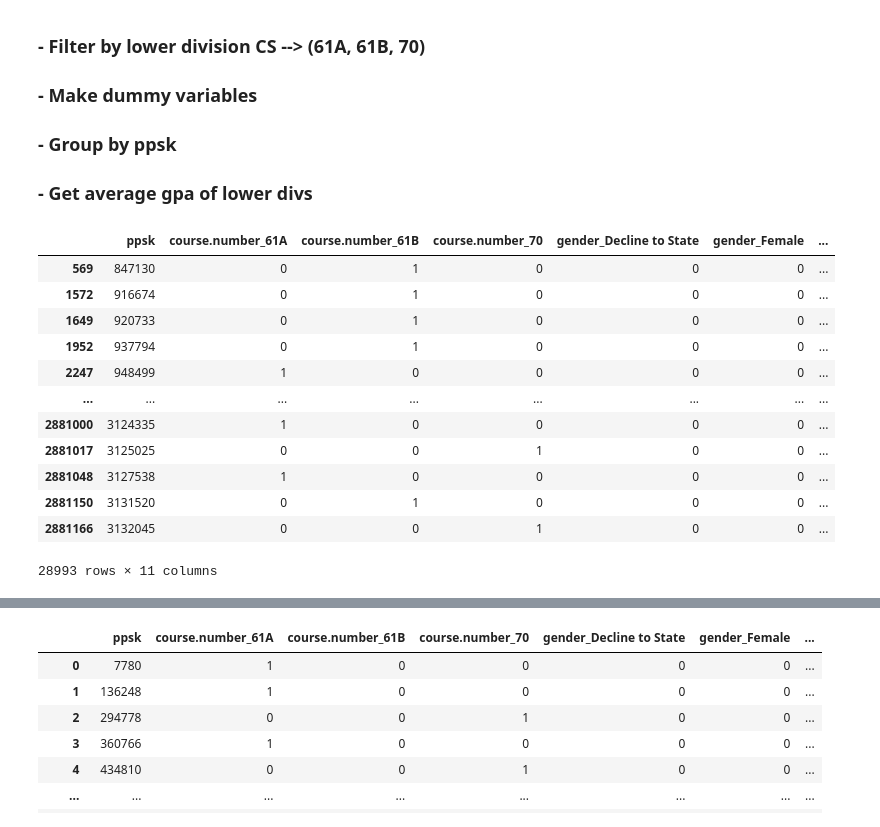
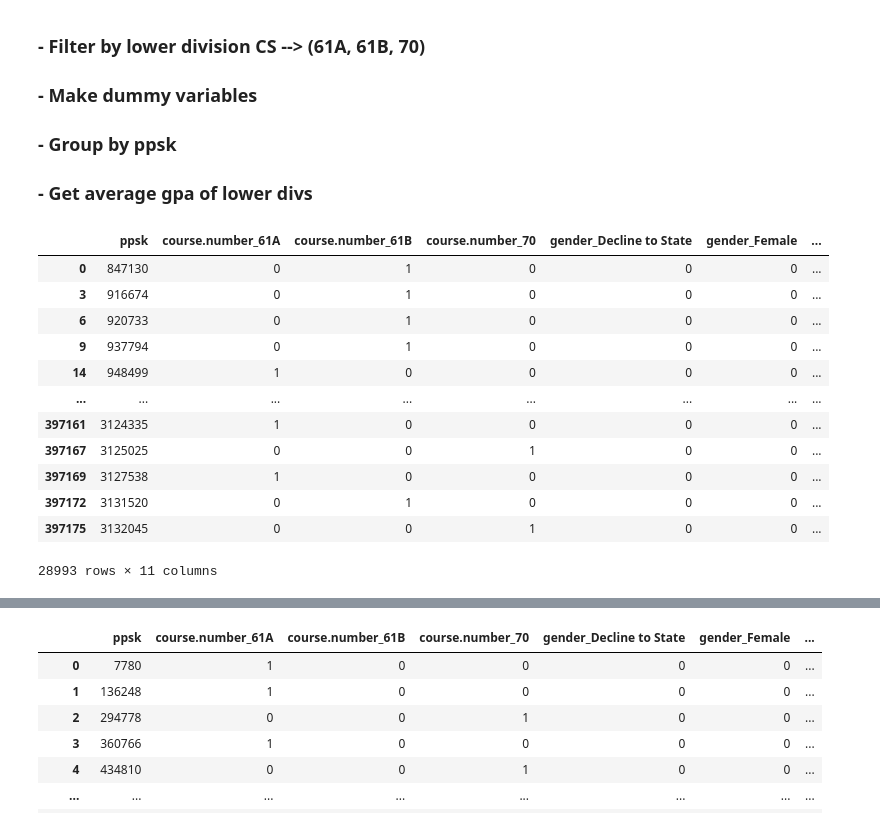
Before and after one commit to ShreyaAyyagari01/WITI-Research, a Jupyter notebook: Research - Predictive Modeling.ipynb, the cells around one changed output, grey strips where cells are left out. Cells and saved outputs as stored; diff of their text form; code cells hidden in the pictures.

```diff
--- a/Research - Predictive Modeling.ipynb
+++ b/Research - Predictive Modeling.ipynb
@@ -30,44 +60,44 @@ student_data = pd.merge(course_data, ppsk, on = 'ppsk', how='left')
 # %%
 #lower div
 student_data = student_data[student_data['undergrad.status']=='Undergraduate']
 cs_lower = student_data[student_data['course.number'].isin(['61A', '61B', '70'])]
 
 #turn final.majors into separate tables and turn into one column
-fmm1 = pd.DataFrame(data = {'major': cs_lower['final.major.major.1']})
-fmm2 = pd.DataFrame(data = {'major': cs_lower['final.major.major.2']})
-fmm3 = pd.DataFrame(data = {'major': cs_lower['final.major.major.3']})
-fmm4 = pd.DataFrame(data = {'major': cs_lower['final.major.major.4']})
+fmm1 = pd.DataFrame(data = {'ppsk': cs_lower['ppsk'],'major': cs_lower['final.major.major.1']})
+fmm2 = pd.DataFrame(data = {'ppsk': cs_lower['ppsk'],'major': cs_lower['final.major.major.2']})
+fmm3 = pd.DataFrame(data = {'ppsk': cs_lower['ppsk'],'major': cs_lower['final.major.major.3']})
+fmm4 = pd.DataFrame(data = {'ppsk': cs_lower['ppsk'],'major': cs_lower['final.major.major.4']})
 
-fmm_1 = pd.DataFrame(data = {'major': cs_lower['first.major.major.1']})
-fmm_2 = pd.DataFrame(data = {'major': cs_lower['first.major.major.2']})
-fmm_3 = pd.DataFrame(data = {'major': cs_lower['first.major.major.3']})
-fmm_4 = pd.DataFrame(data = {'major': cs_lower['first.major.major.4']})
+fmm_1 = pd.DataFrame(data = {'ppsk': cs_lower['ppsk'],'major': cs_lower['first.major.major.1']})
+fmm_2 = pd.DataFrame(data = {'ppsk': cs_lower['ppsk'],'major': cs_lower['first.major.major.2']})
+fmm_3 = pd.DataFrame(data = {'ppsk': cs_lower['ppsk'],'major': cs_lower['first.major.major.3']})
+fmm_4 = pd.DataFrame(data = {'ppsk': cs_lower['ppsk'],'major': cs_lower['first.major.major.4']})
 
 declared_majors = fmm_1.combine_first(fmm_2).combine_first(fmm_3).combine_first(fmm_4).combine_first(fmm2).combine_first(fmm3).combine_first(fmm4)
 
 
 #add column to cs_lower
-cs_lower = pd.merge(cs_lower, declared_majors, left_on = 'ppsk', right_index = True, how='left')
+cs_lower = pd.merge(cs_lower, declared_majors, on = 'ppsk', how='left')
 
 
 #create dummies
 major_dummies = pd.get_dummies(cs_lower[['major']])
 # modified_cs = pd.get_dummies(cs_lower[['ppsk', 'instructor.name', 'year.name', 'course.number', 'gender', 'ethnic.l1']]).drop_duplicates() #flexible
 modified_cs = pd.get_dummies(cs_lower[['ppsk','course.number', 'gender', 'ethnic.l1']]).drop_duplicates() #flexible
 
 
 modified_cs
 # %% [output]
 |  | ppsk | course.number_61A | course.number_61B | course.number_70 | gender_Decline to State | gender_Female | ... |
-| 569 | 847130 | 0 | 1 | 0 | 0 | 0 | ... |
-| 1572 | 916674 | 0 | 1 | 0 | 0 | 0 | ... |
-| 1649 | 920733 | 0 | 1 | 0 | 0 | 0 | ... |
-| 1952 | 937794 | 0 | 1 | 0 | 0 | 0 | ... |
-| 2247 | 948499 | 1 | 0 | 0 | 0 | 0 | ... |
+| 0 | 847130 | 0 | 1 | 0 | 0 | 0 | ... |
+| 3 | 916674 | 0 | 1 | 0 | 0 | 0 | ... |
+| 6 | 920733 | 0 | 1 | 0 | 0 | 0 | ... |
+| 9 | 937794 | 0 | 1 | 0 | 0 | 0 | ... |
+| 14 | 948499 | 1 | 0 | 0 | 0 | 0 | ... |
 | ... | ... | ... | ... | ... | ... | ... | ... |
-| 2881000 | 3124335 | 1 | 0 | 0 | 0 | 0 | ... |
-| 2881017 | 3125025 | 0 | 0 | 1 | 0 | 0 | ... |
-| 2881048 | 3127538 | 1 | 0 | 0 | 0 | 0 | ... |
-| 2881150 | 3131520 | 0 | 1 | 0 | 0 | 0 | ... |
-| 2881166 | 3132045 | 0 | 0 | 1 | 0 | 0 | ... |
+| 397161 | 3124335 | 1 | 0 | 0 | 0 | 0 | ... |
+| 397167 | 3125025 | 0 | 0 | 1 | 0 | 0 | ... |
+| 397169 | 3127538 | 1 | 0 | 0 | 0 | 0 | ... |
+| 397172 | 3131520 | 0 | 1 | 0 | 0 | 0 | ... |
+| 397175 | 3132045 | 0 | 0 | 1 | 0 | 0 | ... |
 28993 rows × 11 columns
```
Also changed, not shown: parts of 9 cells of this notebook.
